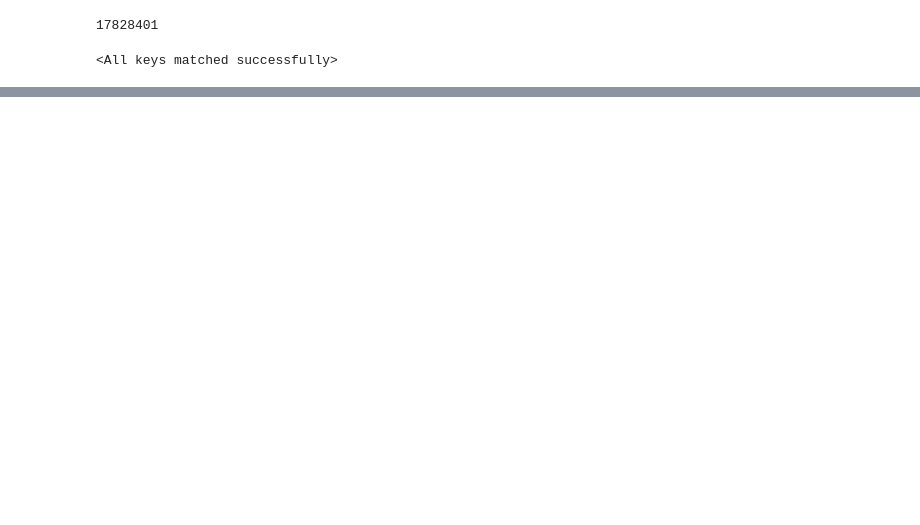
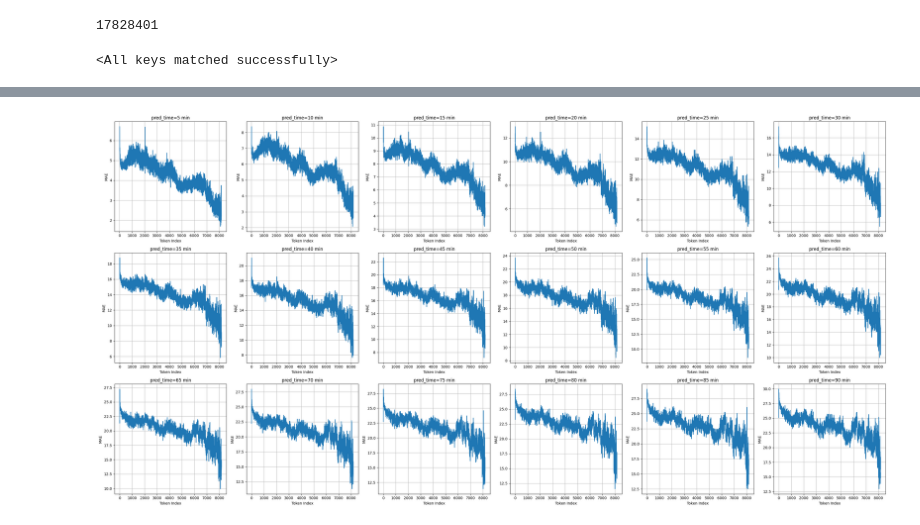
Before and after one commit to Moragoh/CGM-Transformer, a Jupyter notebook: eval.ipynb, the cells around one changed output, grey strips where cells are left out. Drawn from its saved outputs; the diff is of its cells as text; code cells hidden in the pictures; blank space fills up the shorter version.

```diff
--- a/eval.ipynb
+++ b/eval.ipynb
@@ -8,5 +8,5 @@ from model import CGMPredictor
 from dataset import CGMDataset, collate_fn
 
 # Define device
-device = torch.device('cuda:1' if torch.cuda.is_available() else 'cpu')
+device = torch.device('cuda' if torch.cuda.is_available() else 'cpu')
 # %%
@@ -48,6 +43,11 @@ val_dataset.augment = False
+# %%
+test_dataset.max_gap = 180
+test_dataset.max_len = 512*16
+test_dataset.max_range = 1.5
+test_dataset.augment = False
 # %%
-iteration = 19000
-model_path = f'./model_iter_{iteration}.pth'
+iteration = 23000
+model_path = f'./Pretrained/model_iter_{iteration}.pth'
 model.load_state_dict(torch.load(model_path, map_location=device))
 # %% [output]
 <All keys matched successfully>
@@ -338,28 +90,0 @@ plt.show()
-# %%
-pred_time_range = range(1, 19)
-l1_values = []
-pred_times = []
-
-for idx, pred_time in enumerate(pred_time_range):
-    loss = 0
-    for l in l1_losses[idx][-256-32:-32]:
-        loss += l / 256
-    l1 = torch.tensor(loss)
-
-    # Store the results
-    l1_values.append(l1.item())
-    pred_times.append(pred_time * 5)  # Convert pred_time to minutes
-
-# Create the plot
-plt.figure(figsize=(10, 6))
-plt.plot(pred_times, l1_values, marker='o')
-plt.title('MAE vs Prediction Time')
-plt.xlabel('Prediction Time (minutes)')
-plt.ylabel('MAE')
-plt.grid(True)  # Add grid for better readability
-plt.legend()
-plt.tight_layout()
-
-# Save and show the plot
-plt.savefig("l1_single_plot.png", dpi=300)
-plt.show()
@@ -367,0 +333,4 @@ plt.show()
+# %%
+plot_loss('MAE', 1)
+# %% [output]
+[figure, added]
```
Also changed, not shown: parts of 22 cells of this notebook, 3 other files.
